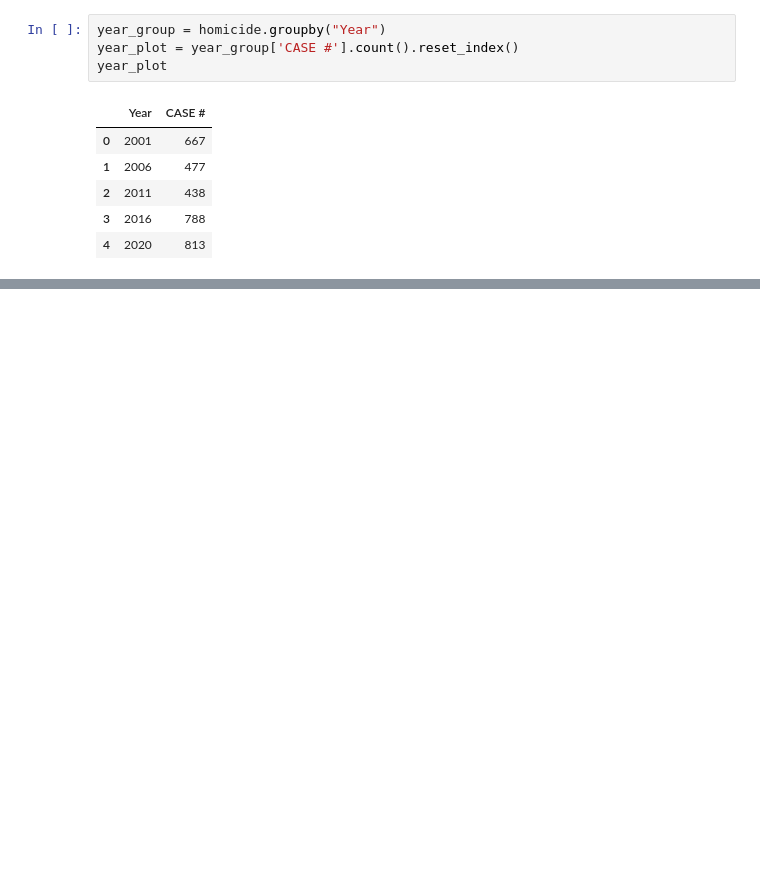
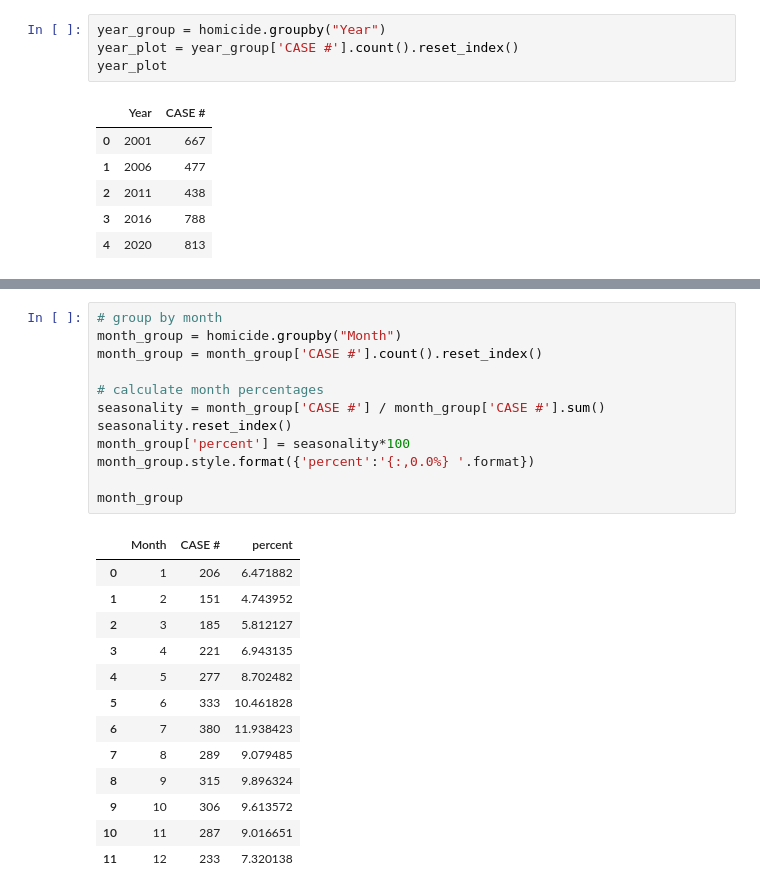
Before and after one commit to mcanad4/butler-groupC-project1, a Jupyter notebook: Base_Graphs.ipynb, the cells around one changed output, grey strips where cells are left out. Saved outputs shown, nothing was run; the diff lists cells and outputs as text; blank space fills up the shorter version.

```diff
--- a/Base_Graphs.ipynb
+++ b/Base_Graphs.ipynb
@@ -50,0 +51,26 @@ Text(0, 0.5, 'Number of Homicides')
+# %%
+# group by month
+month_group = homicide.groupby("Month")
+month_group = month_group['CASE #'].count().reset_index()
+
+# calculate month percentages
+seasonality = month_group['CASE #'] / month_group['CASE #'].sum()
+seasonality.reset_index()
+month_group['percent'] = seasonality*100
+month_group.style.format({'percent':'{:,0.0%} '.format})
+
+month_group
+# %% [output]
+|  | Month | CASE # | percent |
+| 0 | 1 | 206 | 6.471882 |
+| 1 | 2 | 151 | 4.743952 |
+| 2 | 3 | 185 | 5.812127 |
+| 3 | 4 | 221 | 6.943135 |
+| 4 | 5 | 277 | 8.702482 |
+| 5 | 6 | 333 | 10.461828 |
+| 6 | 7 | 380 | 11.938423 |
+| 7 | 8 | 289 | 9.079485 |
+| 8 | 9 | 315 | 9.896324 |
+| 9 | 10 | 306 | 9.613572 |
+| 10 | 11 | 287 | 9.016651 |
+| 11 | 12 | 233 | 7.320138 |
```
Also changed, not shown: parts of 13 cells of this notebook, 2 other files.
